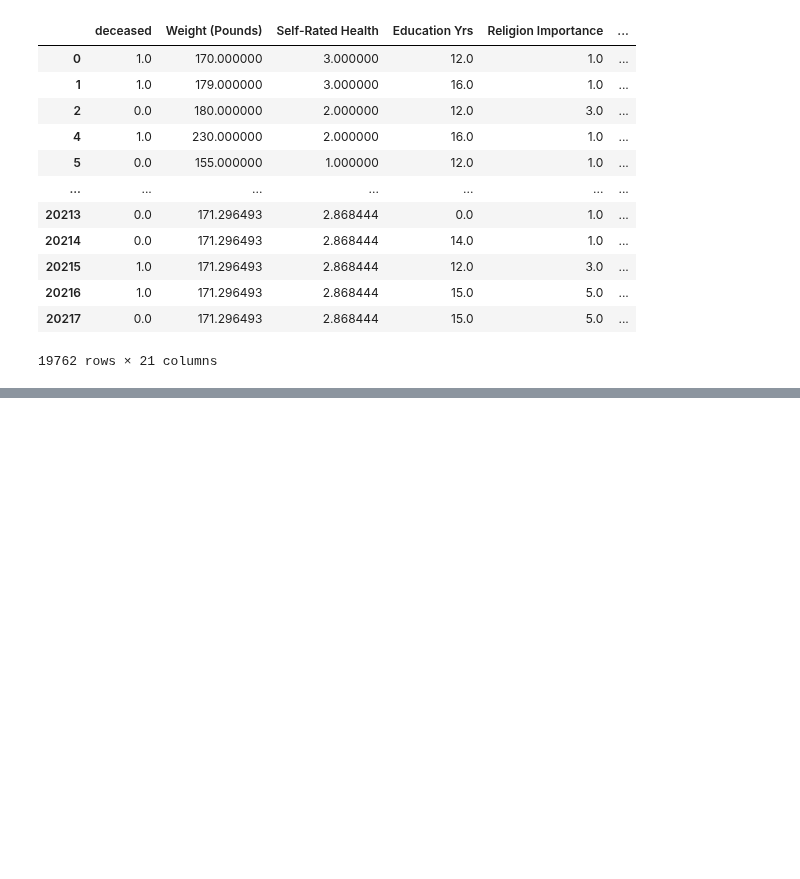
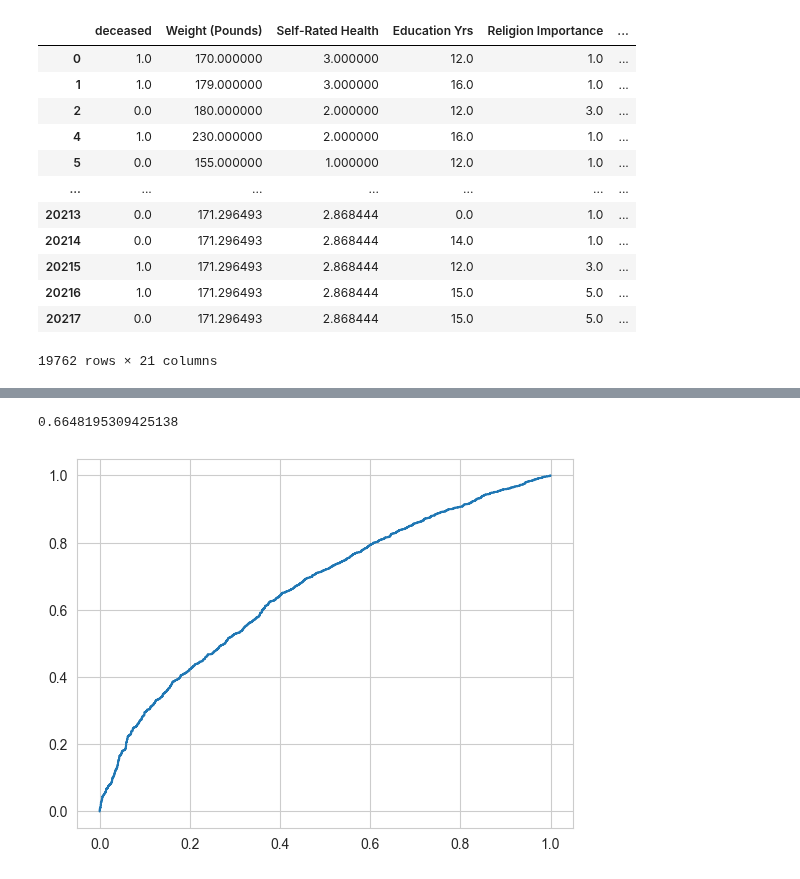
Before and after one commit to yiang-li/Predicting-Mortality-Machine-Learning, a Jupyter notebook: code_hrs.ipynb, the cells around one changed output, grey strips where cells are left out. Saved outputs shown, nothing was run; the diff lists cells and outputs as text; code cells hidden in the pictures; blank space fills up the shorter version.

```diff
--- a/code_hrs.ipynb
+++ b/code_hrs.ipynb
@@ -231,0 +256,10 @@ hrs_clean.to_csv('hrs_clean.csv', index=False)
+# %%
+hrs_df = pd.read_csv('hrs_clean.csv')
+hrs_df['Sex'] = hrs_df['Sex'].apply(is_male)
+hrs_df['Race'] = hrs_df['Race'].apply(is_white)
+# %%
+y_df = hrs_df[['deceased']]
+X_df = hrs_df.drop(columns=['deceased'], inplace=False)
+X_train, X_test, y_train, y_test = train_test_split(X_df, y_df,
+                                                    test_size=0.2,
+                                                    random_state=seed)
@@ -231,0 +268,3 @@ hrs_clean.to_csv('hrs_clean.csv', index=False)
+# %%
+clf_l = LogisticRegression(random_state=seed, solver='liblinear').fit(X_train, y_train)
+clf_l.score(X_test, y_test)
@@ -231,0 +283,7 @@ hrs_clean.to_csv('hrs_clean.csv', index=False)
+# %%
+y_pred = clf_l.predict(X_test)
+y_prob = clf_l.predict_proba(X_test)[:, 1]
+
+print("Performence on train set", accuracy_score(clf_l.predict(X_train), y_train))
+print("Performence on test set", accuracy_score(y_pred, y_test))
+print(classification_report(y_test, y_pred))
@@ -231,0 +301,9 @@ hrs_clean.to_csv('hrs_clean.csv', index=False)
+# %%
+print(roc_auc_score(y_test, y_prob))
+cur = roc_curve(y_test, y_prob)
+
+plt.plot(cur[0], cur[1])
+plt.show()
+# %% [output]
+0.6648195309425138
+[figure, added]
```
Also changed, not shown: parts of 30 cells of this notebook.
